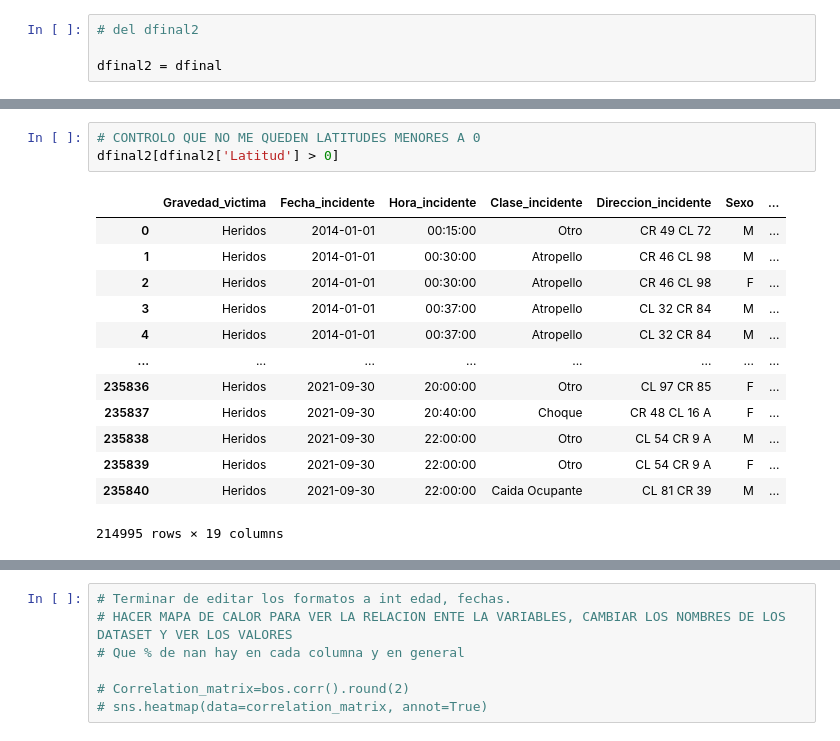
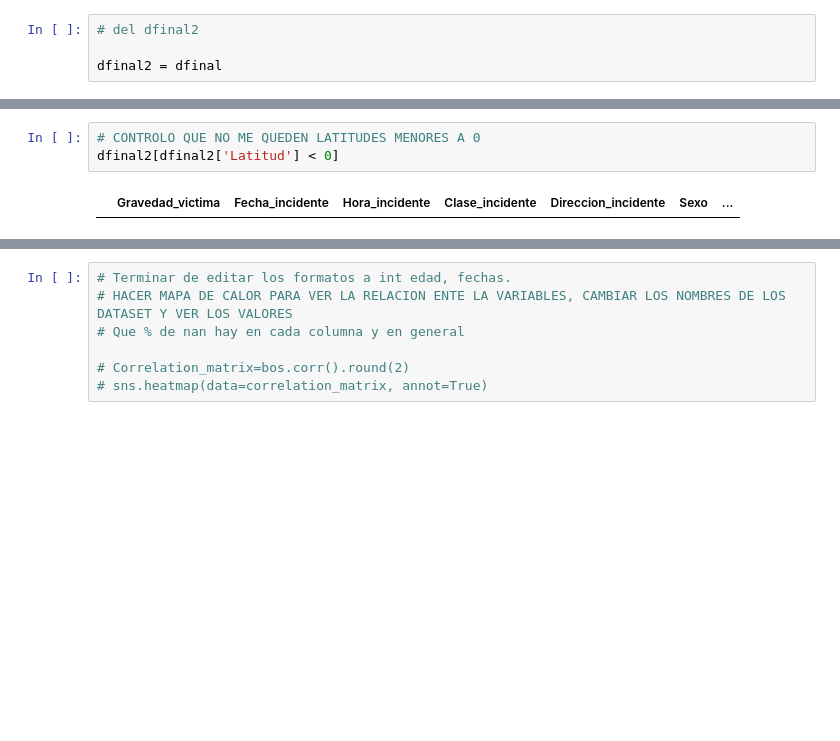
Before and after one commit to EdCsDsIA/TRAB_PRACTICO_MLEARNING, a Jupyter notebook: Copia_de_Trabajo_final_OCTA.ipynb, the cells around one changed output, grey strips where cells are left out. Cells and saved outputs as stored; diff of their text form; blank space fills up the shorter version.

```diff
--- a/Copia_de_Trabajo_final_OCTA.ipynb
+++ b/Copia_de_Trabajo_final_OCTA.ipynb
@@ -892,20 +892,8 @@ LATITUD:  -75 LONGITUD: 6 cdr: 235840
 # %%
 # CONTROLO QUE NO ME QUEDEN LATITUDES MENORES A 0
-dfinal2[dfinal2['Latitud'] > 0]
+dfinal2[dfinal2['Latitud'] < 0]
 # %% [output]
 |  | Gravedad_victima | Fecha_incidente | Hora_incidente | Clase_incidente | Direccion_incidente | Sexo | ... |
-| 0 | Heridos | 2014-01-01 | 00:15:00 | Otro | CR 49 CL 72 | M | ... |
-| 1 | Heridos | 2014-01-01 | 00:30:00 | Atropello | CR 46 CL 98 | M | ... |
-| 2 | Heridos | 2014-01-01 | 00:30:00 | Atropello | CR 46 CL 98 | F | ... |
-| 3 | Heridos | 2014-01-01 | 00:37:00 | Atropello | CL 32 CR 84 | M | ... |
-| 4 | Heridos | 2014-01-01 | 00:37:00 | Atropello | CL 32 CR 84 | M | ... |
-| ... | ... | ... | ... | ... | ... | ... | ... |
-| 235836 | Heridos | 2021-09-30 | 20:00:00 | Otro | CL 97 CR 85 | F | ... |
-| 235837 | Heridos | 2021-09-30 | 20:40:00 | Choque | CR 48 CL 16 A | F | ... |
-| 235838 | Heridos | 2021-09-30 | 22:00:00 | Otro | CL 54 CR 9 A | M | ... |
-| 235839 | Heridos | 2021-09-30 | 22:00:00 | Otro | CL 54 CR 9 A | F | ... |
-| 235840 | Heridos | 2021-09-30 | 22:00:00 | Caida Ocupante | CL 81 CR 39 | M | ... |
-214995 rows × 19 columns
 # %%
 # Realizamos una exploracion de nuestro data frame verificando por cada variable
 # sus valores unicos
```
Also changed, not shown: parts of 12 cells of this notebook.
